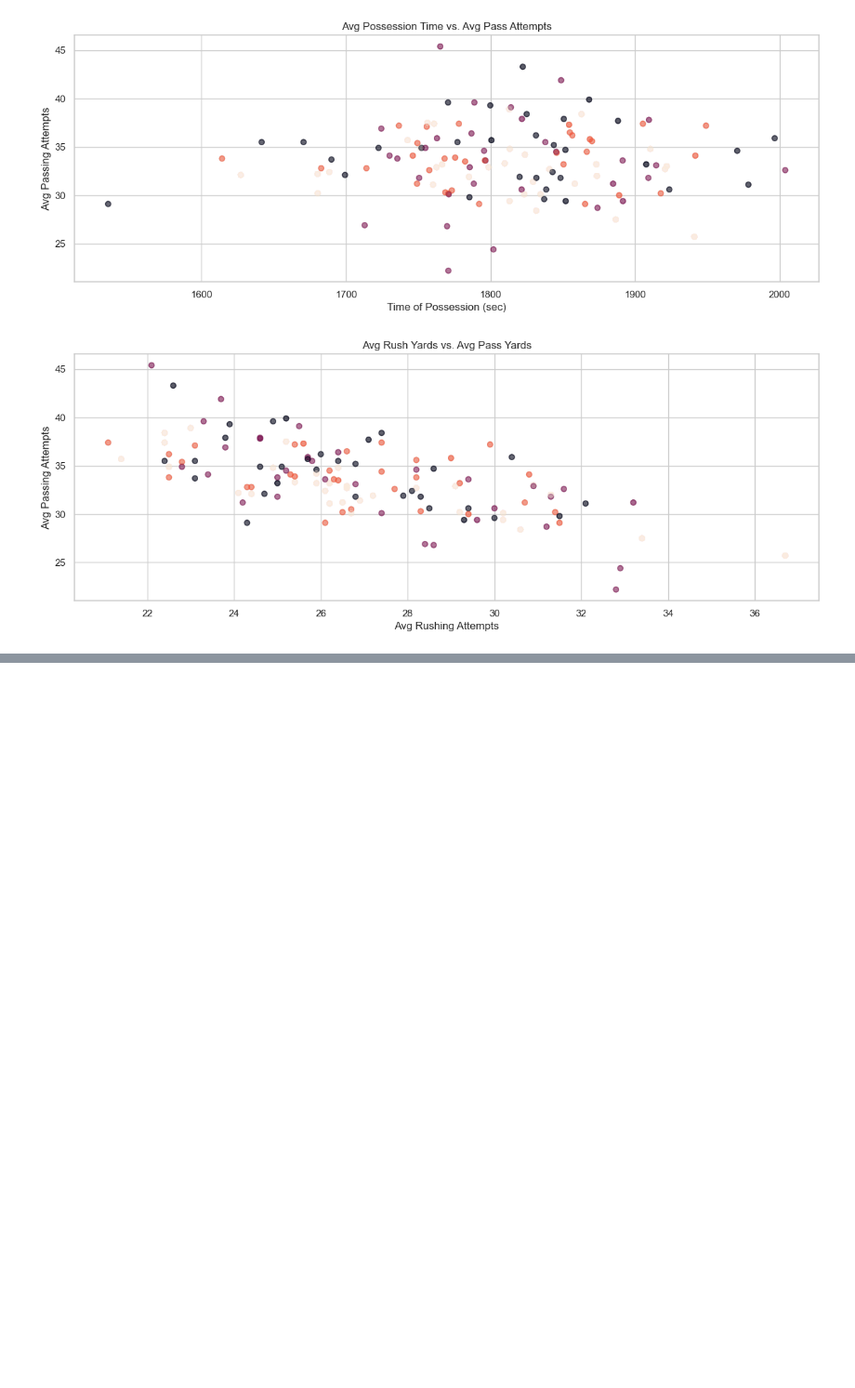
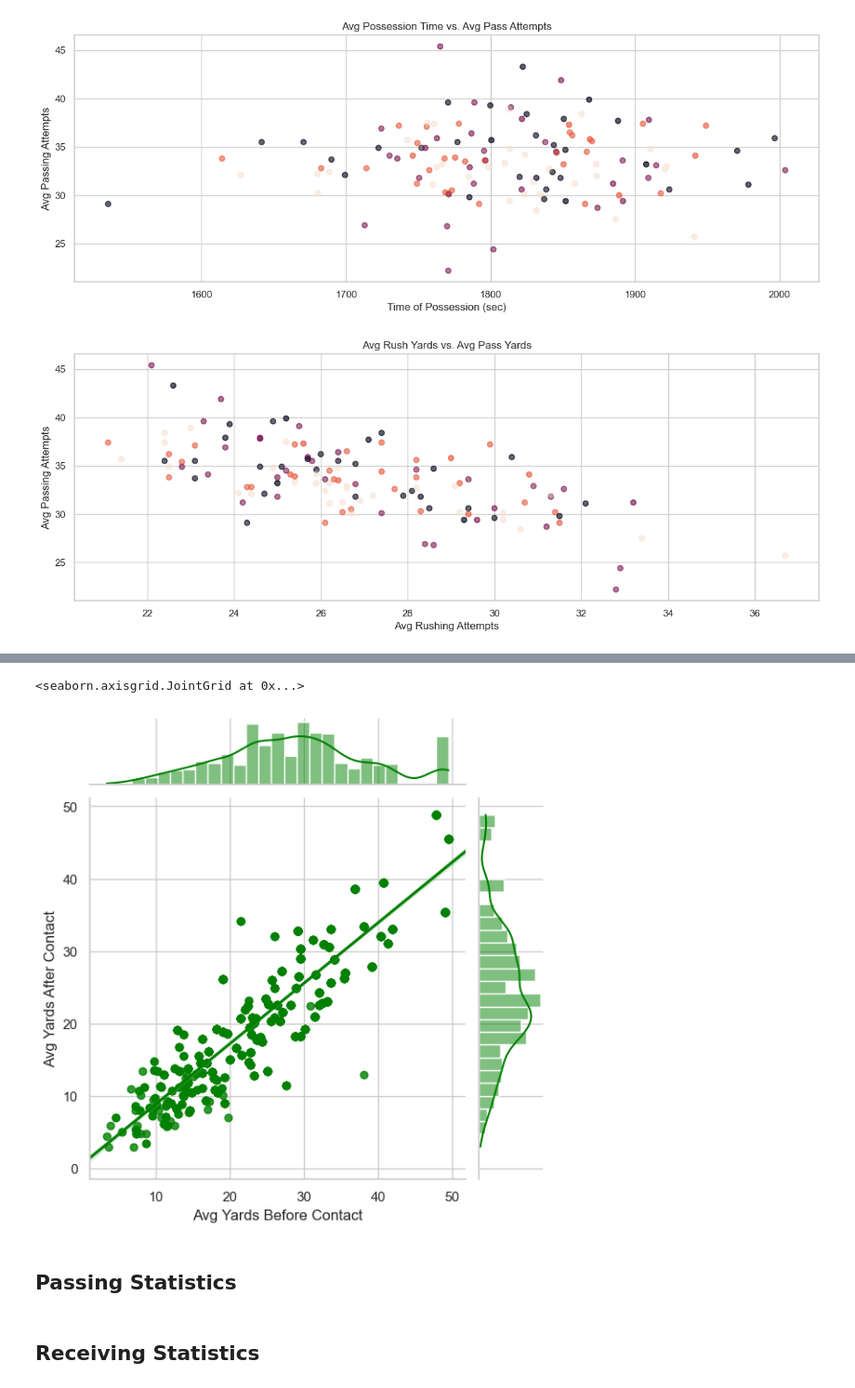
Before and after one commit to CamSmithers/NFL, a Jupyter notebook: Basic Analysis.ipynb, the cells around one changed output, grey strips where cells are left out. Shown at 93% size. Drawn from its saved outputs; the diff is of its cells as text; code cells hidden in the pictures; blank space fills up the shorter version.

```diff
--- a/Basic Analysis.ipynb
+++ b/Basic Analysis.ipynb
@@ -162,0 +184,13 @@ plt.show()
+# %%
+# Avg Yards Before vs. Yards After Contact
+plot1 = sns.jointplot(x='yardsbeforecontact_avg', y='yardsaftercontact_avg', data=stats_rush,
+                      kind='reg', truncate=False,
+                      color='green')
+plot1.set_axis_labels(xlabel='Avg Yards Before Contact',ylabel='Avg Yards After Contact')
+# %% [output]
+<seaborn.axisgrid.JointGrid at 0x...>
+[figure, added]
+# %% [markdown]
+## Passing Statistics
+# %% [markdown]
+## Receiving Statistics
```
Also changed, not shown: parts of 7 cells of this notebook, 1 other file.
